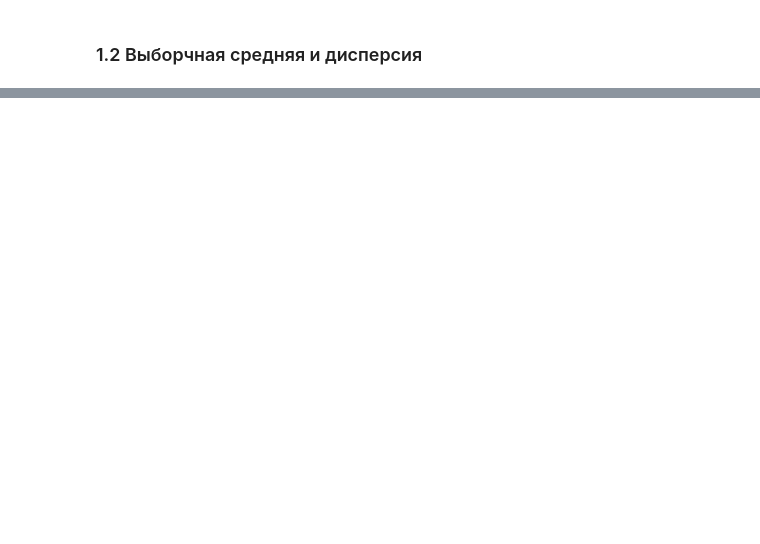
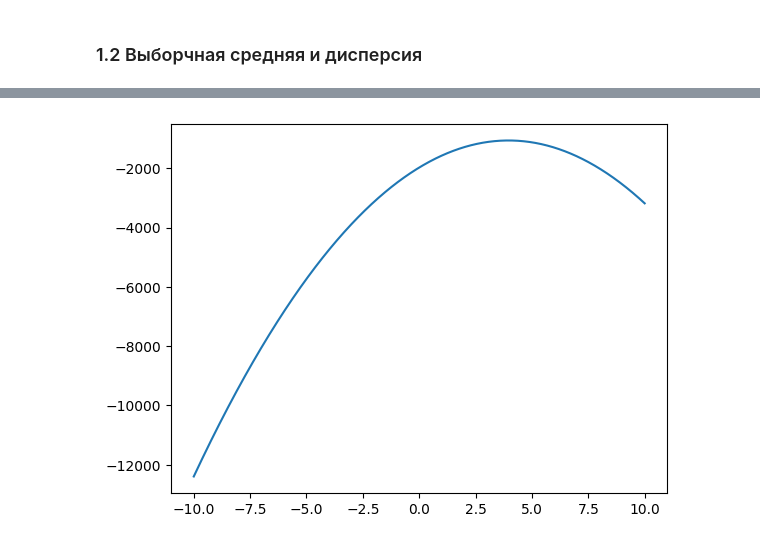
Before and after one commit to snailUlitka/probability_theory, a Jupyter notebook: src/main.ipynb, the cells around one changed output, grey strips where cells are left out. Saved outputs shown, nothing was run; the diff lists cells and outputs as text; code cells hidden in the pictures; blank space fills up the shorter version.

```diff
--- a/src/main.ipynb
+++ b/src/main.ipynb
@@ -84,0 +94,8 @@ print(f"Выборочная средняя: {sample_average}\nВыборочн
+# %%
+def likelihood(params, x):
+    return stats.norm.logpdf(x, loc=params[0], scale=params[1]).sum()
+# %%
+plt.plot(np.linspace(-10, 10, 1000), [likelihood([val, SIGMA], x) for val in np.linspace(-10, 10, 1000)])
+plt.show()
+# %% [output]
+[figure, added]
```
Also changed, not shown: parts of 12 cells of this notebook.
